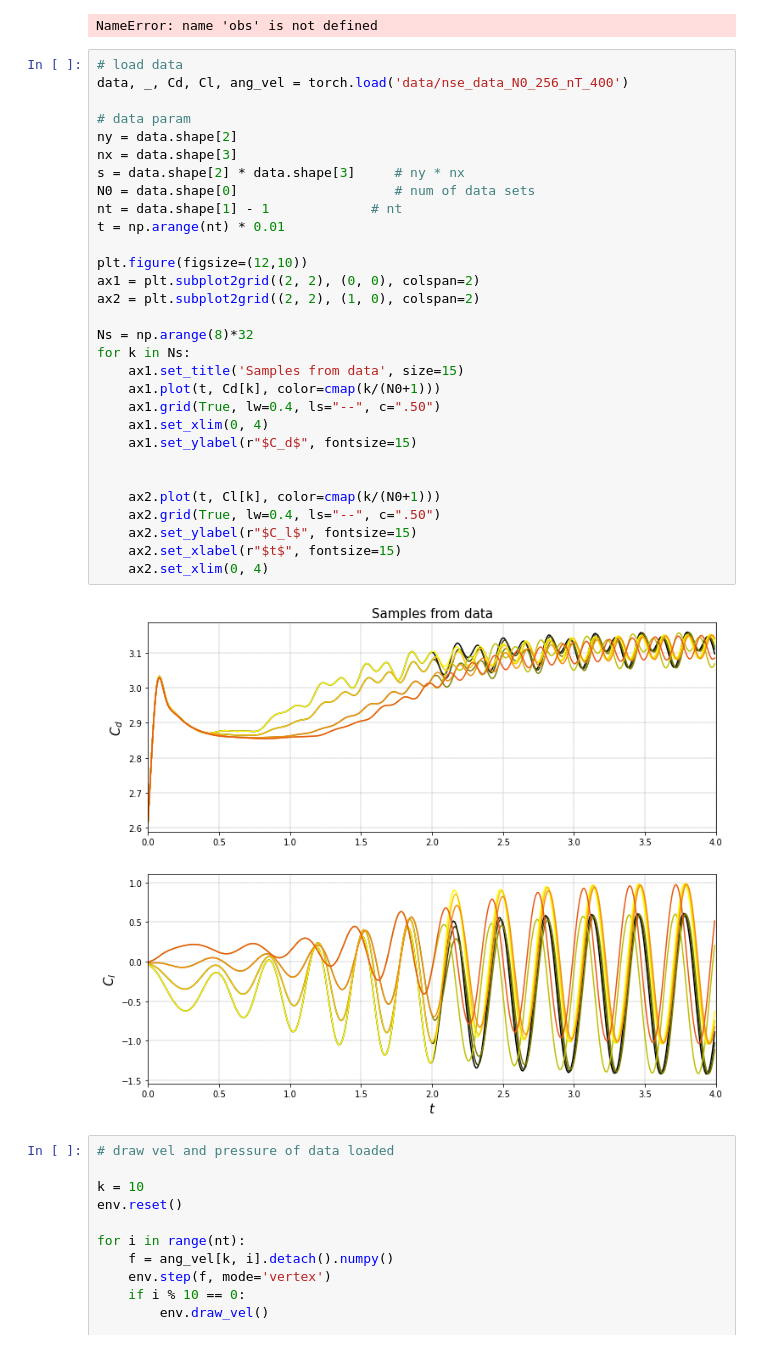
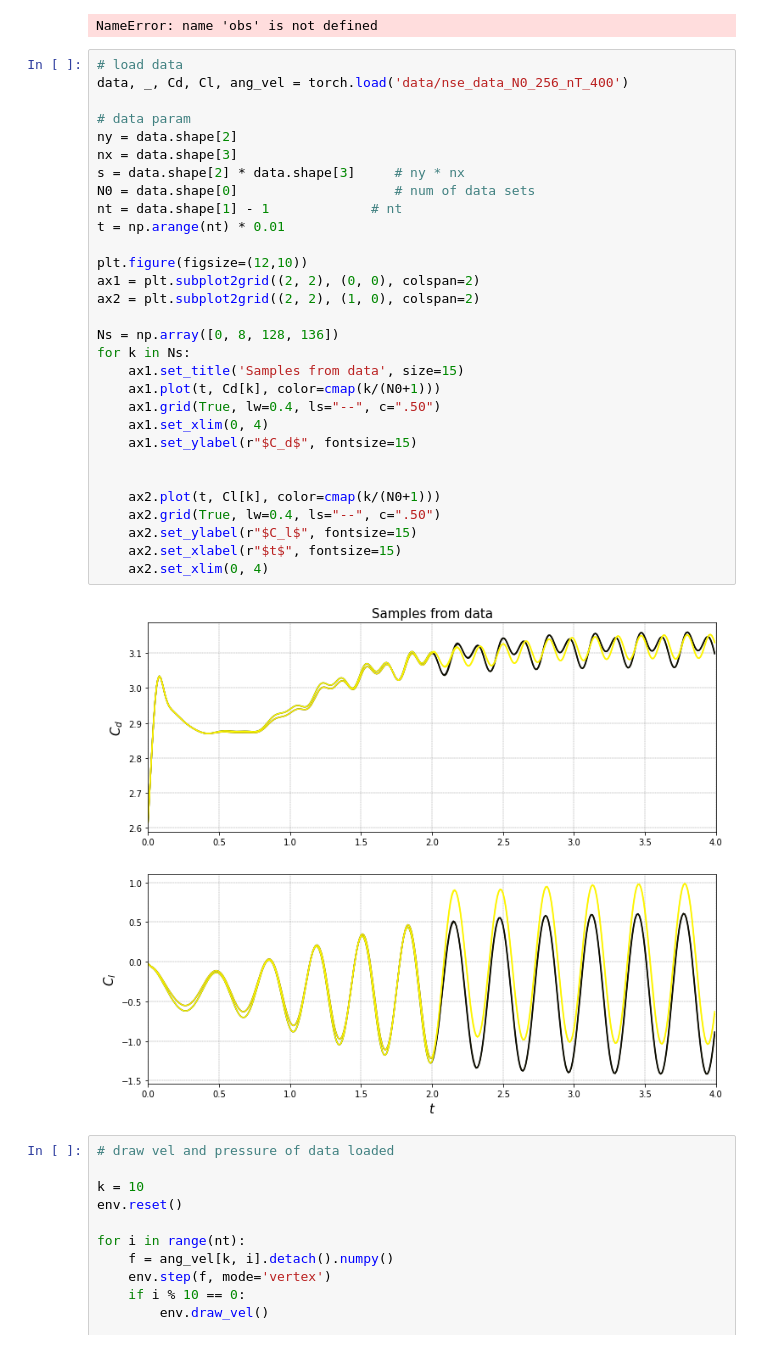
Before and after one commit to AsamaKiseto/Cylinder_Env, a Jupyter notebook: nse/1_data_gen.ipynb, the cells around one changed output. Drawn from its saved outputs; the diff is of its cells as text.

```diff
--- a/nse/1_data_gen.ipynb
+++ b/nse/1_data_gen.ipynb
@@ -132,35 +132,35 @@ NameError: name 'obs' is not defined
 # %%
 # load data
 data, _, Cd, Cl, ang_vel = torch.load('data/nse_data_N0_256_nT_400')
 
 # data param
 ny = data.shape[2]
 nx = data.shape[3]
 s = data.shape[2] * data.shape[3]     # ny * nx
 N0 = data.shape[0]                    # num of data sets
 nt = data.shape[1] - 1             # nt
 t = np.arange(nt) * 0.01
 
 plt.figure(figsize=(12,10))
 ax1 = plt.subplot2grid((2, 2), (0, 0), colspan=2)
 ax2 = plt.subplot2grid((2, 2), (1, 0), colspan=2)
 
-Ns = np.arange(8)*32
+Ns = np.array([0, 8, 128, 136])
 for k in Ns:
     ax1.set_title('Samples from data', size=15)
     ax1.plot(t, Cd[k], color=cmap(k/(N0+1)))
     ax1.grid(True, lw=0.4, ls="--", c=".50")
     ax1.set_xlim(0, 4)
     ax1.set_ylabel(r"$C_d$", fontsize=15)
 
 
     ax2.plot(t, Cl[k], color=cmap(k/(N0+1)))
     ax2.grid(True, lw=0.4, ls="--", c=".50")
     ax2.set_ylabel(r"$C_l$", fontsize=15)
     ax2.set_xlabel(r"$t$", fontsize=15)
     ax2.set_xlim(0, 4)
 # %% [output]
-[figure, old version]
+[figure, new version]
 # %%
 # draw vel and pressure of data loaded
 
```
Also changed, not shown: 5 other files.
